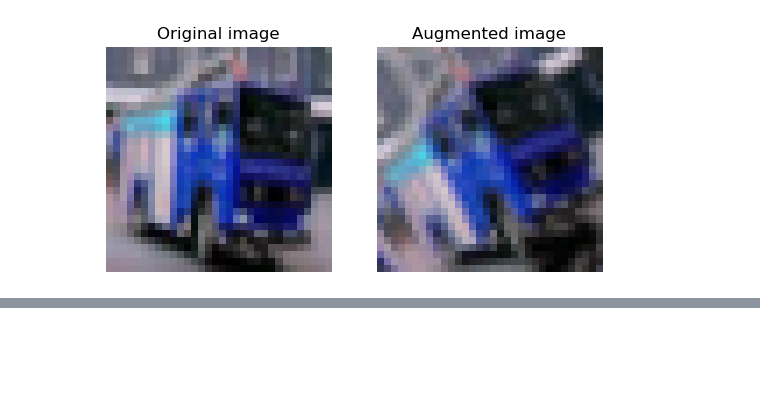
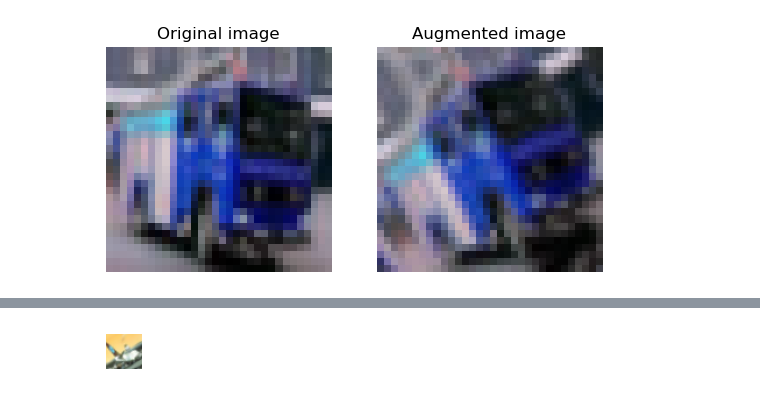
Before and after one commit to BatyaAbitbol/Group3, a Jupyter notebook: Rotate half of CIFAR-10 images.ipynb, the cells around one changed output, grey strips where cells are left out. Saved outputs shown, nothing was run; the diff lists cells and outputs as text; code cells hidden in the pictures; blank space fills up the shorter version.

```diff
--- a/Rotate half of CIFAR-10 images.ipynb
+++ b/Rotate half of CIFAR-10 images.ipynb
@@ -144,0 +214,13 @@ rotated_cifar10 = rotate_half_of_CIFAR_10(df_cifar10)
+# %%
+def visualize_image(img_array):
+
+    img_array_rgb = cv2.cvtColor(img_array, cv2.COLOR_BGR2RGB)
+
+    fig = plt.figure(figsize=(1, 1))
+    plt.subplot(1, 2, 1)
+    plt.imshow(img_array_rgb)
+    plt.axis("off")
+# %%
+visualize_image(rotated_cifar10[pixels].iloc[-1].values.reshape(32,32,3).astype('uint8'))
+# %% [output]
+[figure, added]
```
Also changed, not shown: parts of 15 cells of this notebook.
